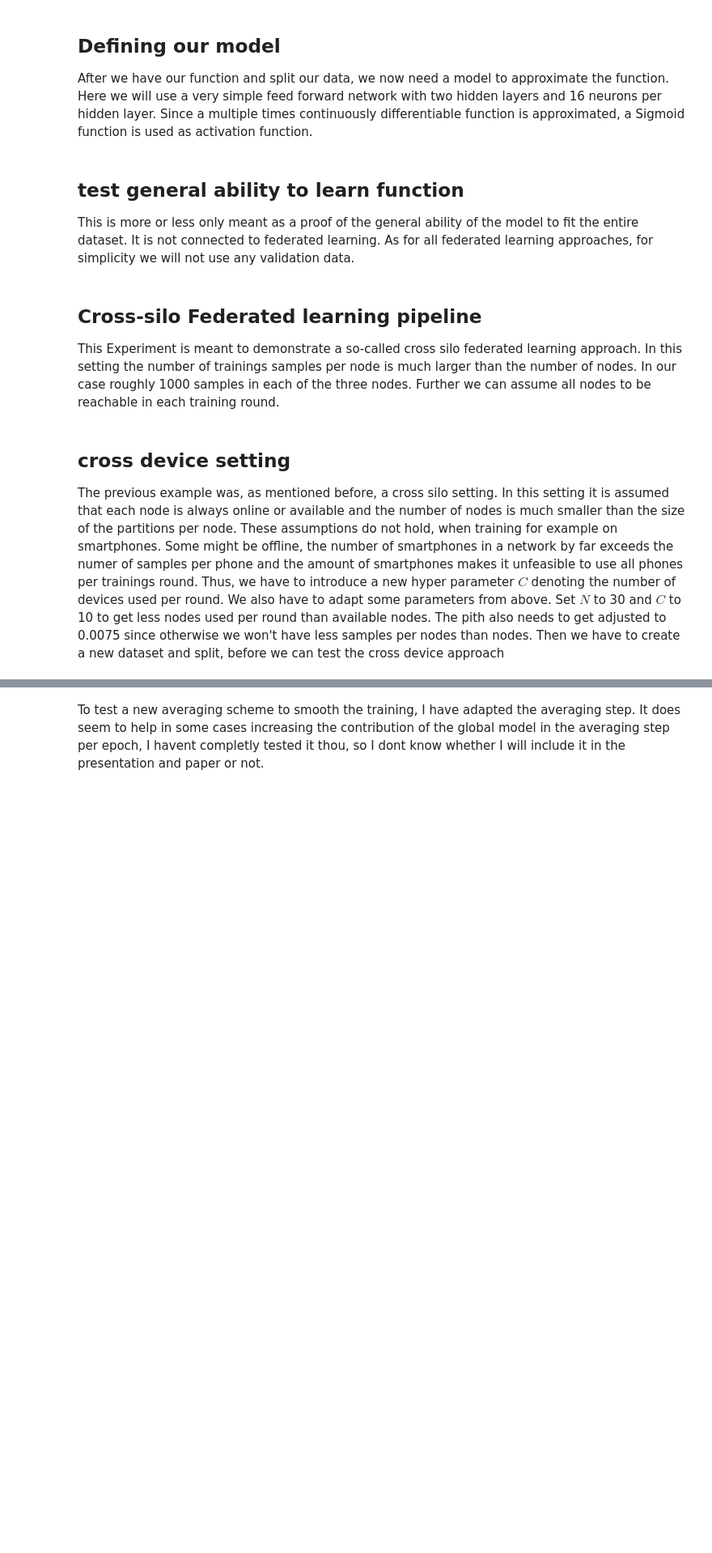
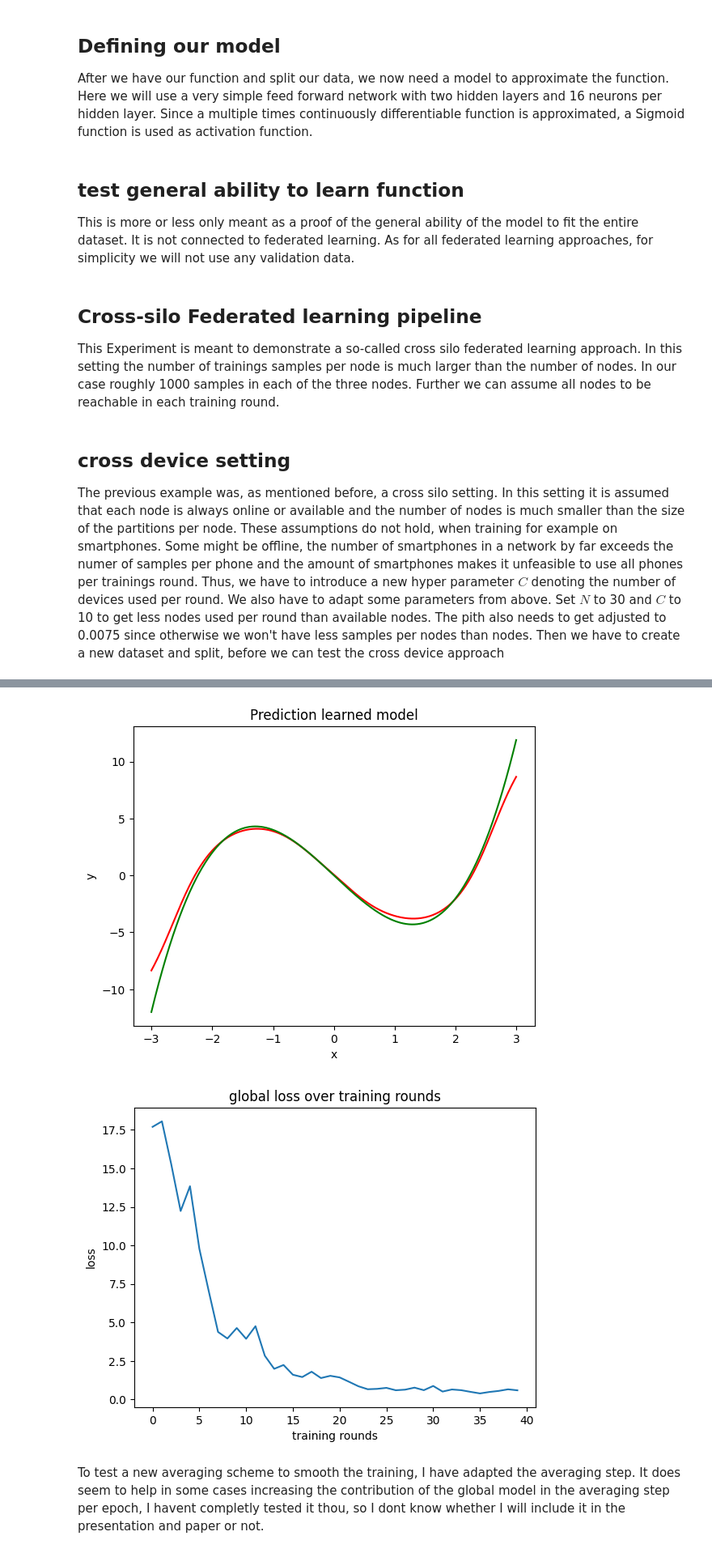
Before and after one commit to vbacher/SemML_FedML, a Jupyter notebook: demo.ipynb, the cells around one changed output, grey strips where cells are left out. Shown at 81% size. Cells and saved outputs as stored; diff of their text form; code cells hidden in the pictures; blank space fills up the shorter version.

Commit message:
tanh

```diff
--- a/demo.ipynb
+++ b/demo.ipynb
@@ -28,9 +27,9 @@ We will use the most general task, a fully connected network can solve; function
 ### Parameter of Example
 
 NOISE = True # add noise to trainings data
-SHUFFLE = False # shuffle some elements between nodes randomly
+SHUFFLE = True # shuffle some elements between nodes randomly
 SUPPORT = (-2.8, 2.8) # support of function
-PITCH = 0.002 # pitch between equally spaced samples: cross silo: 0.002# ; cross device: 0.0075
+PITCH = 0.0075 # pitch between equally spaced samples: cross silo: 0.002# ; cross device: 0.0075
 RANDOM_SEED = 10
 # %%
 ### Label generating function to be learned
@@ -105,18 +104,18 @@ class FFN(nn.Module):
       super(FFN, self).__init__()
       torch.manual_seed(seed)
       self.fc1 = nn.Linear(1, n,True)
-      self.sig1 = nn.Sigmoid()
+      self.tan1 = nn.Tanh()
       self.fc2 = nn.Linear(n,n,True)
-      self.sig2 = nn.Sigmoid()
+      self.tan2 = nn.Tanh()
       self.fc3 = nn.Linear(n,1,False)
 
 
     def forward(self,x):
 
       x = self.fc1(x)
-      x = self.sig1(x)
+      x = self.tan1(x)
       x = self.fc2(x)
-      x = self.sig2(x)
+      x = self.tan2(x)
       x = self.fc3(x)
 
       return x
@@ -131,7 +130,7 @@ glob_model.double()
 
 # define training hyper parameter
 loss_fn = nn.MSELoss()
-optimizer = opt.SGD(glob_model.parameters(), lr=0.01, momentum=0.9)
+optimizer = opt.SGD(glob_model.parameters(), lr=0.001, momentum=0.9)
 NUM_EPOCHS  = 1500
 
 ## setup trainings pipeline
@@ -204,7 +203,7 @@ loc_models = []
 loc_optimizers = []
 for k in range(N):
   loc_models.append(FFN(NEURONS_PER_LAYER,10).double())
-  loc_optimizers.append(opt.SGD(loc_models[k].parameters(), lr=0.01, momentum=0.9))
+  loc_optimizers.append(opt.SGD(loc_models[k].parameters(), lr=0.001, momentum=0.9))
 
 # prepare data
 if type(split[0]) is np.ndarray:
@@ -347,8 +346,8 @@ The previous example was, as mentioned before, a cross silo setting. In this set
 ### cross device federated learning pipeline
 
 # trainings params
-MAX_ROUNDS = 50 # number of federated learning rounds T
-MAX_EPOCH = 500 # number od epochs per round
+MAX_ROUNDS = 40 # number of federated learning rounds T
+MAX_EPOCH = 300 # number od epochs per round
 random.seed(RANDOM_SEED)
 SEEDS = random.sample(range(100),MAX_ROUNDS)
 
@@ -365,7 +364,7 @@ loc_models = []
 loc_optimizers = []
 for k in range(N):
   loc_models.append(FFN(NEURONS_PER_LAYER,10).double())
-  loc_optimizers.append(opt.SGD(loc_models[k].parameters(), lr=0.01, momentum=0.9))
+  loc_optimizers.append(opt.SGD(loc_models[k].parameters(), lr=0.001, momentum=0.9))
 
 # prepare data
 if type(split[0]) is np.ndarray:
@@ -435,7 +434,7 @@ for trainings_round in tqdm(range(MAX_ROUNDS)):#tqdm(range(MAX_ROUNDS)):
     loc_sds.append(loc_model.state_dict())
 
   glob_sd = copy.deepcopy(glob_model.state_dict())
-  nom = np.exp(0.5*trainings_round*C/MAX_ROUNDS-1)
+  nom = 0*np.exp(0*trainings_round*C/MAX_ROUNDS-1)
   denom += nom
 
   # simply average weights
@@ -527,3 +526,4 @@ plt.title(f"global loss over training rounds")
 plt.xlabel('training rounds')
 plt.ylabel('loss')
 plt.show()
+# %% [output]
@@ -530,2 +531,4 @@ plt.show()
+[figure, added]
+[figure, added]
 # %% [markdown]
 To test a new averaging scheme to smooth the training, I have adapted the averaging step. It does seem to help in some cases increasing the contribution of the global model in the averaging step per epoch, I havent completly tested it thou, so I dont know whether I will include it in the presentation and paper or not.
```
Also changed, not shown: parts of 3 cells of this notebook.
